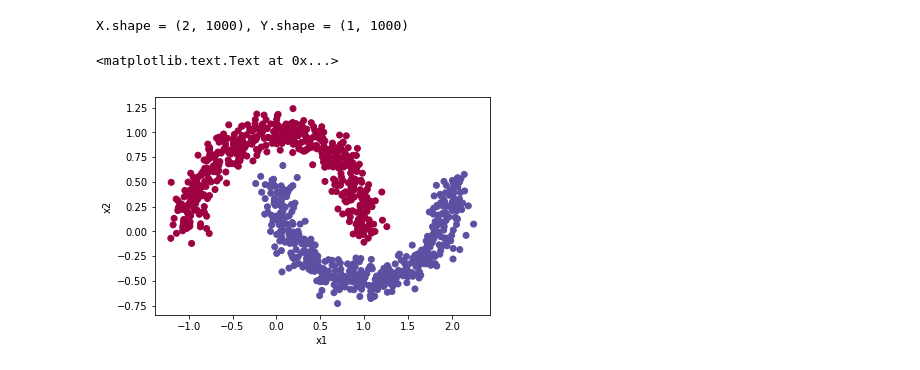
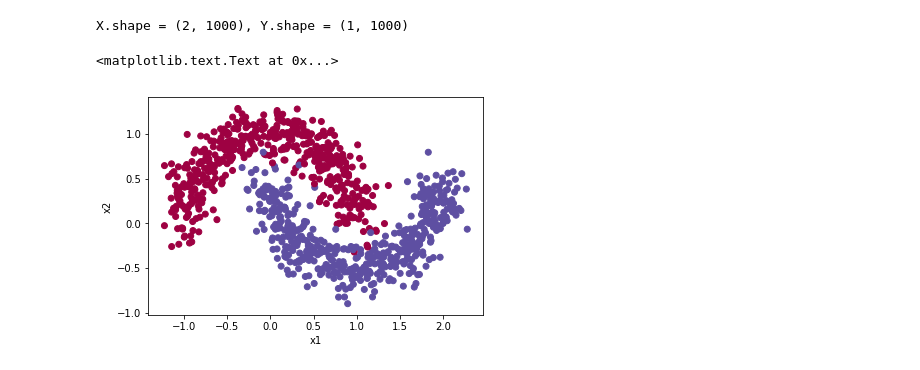
Before and after one commit to v-shmyhlo/machine-learning-playground, a Jupyter notebook: nn_framework_experiments.ipynb, the cells around one changed output. Cells and saved outputs as stored; diff of their text form; code cells hidden in the pictures.

```diff
--- a/nn_framework_experiments.ipynb
+++ b/nn_framework_experiments.ipynb
@@ -23,23 +23,23 @@ def dense(X, input_dim, output_dim):
 # %%
 # m = 100
 # X = np.ones([2, m]) + 10
 # X[:, m // 2:] += 10
 # X += np.random.randn(X.shape[0], X.shape[1]) * 3
 # Y = np.hstack([np.zeros((1, m // 2)), np.ones((1, m // 2))])
 # X /= 25
 
-X, Y = sklearn.datasets.make_moons(1000, noise=0.1)
+X, Y = sklearn.datasets.make_moons(1000, noise=0.15)
 X = X.T
 Y = Y.reshape(-1, 1).T
 
 print('X.shape = %s, Y.shape = %s' % (X.shape, Y.shape))
 plt.scatter(X[0, :], X[1, :], c=Y, cmap=plt.cm.Spectral)
 plt.ylabel('x2')
 plt.xlabel('x1')
 # %% [output]
 X.shape = (2, 1000), Y.shape = (1, 1000)
 <matplotlib.text.Text at 0x...>
-[figure, old version]
+[figure, new version]
 # %%
 # def dot_grads(var, a, b, name):
 #   with tf.name_scope(name):
```
Also changed, not shown: parts of 4 cells of this notebook.
